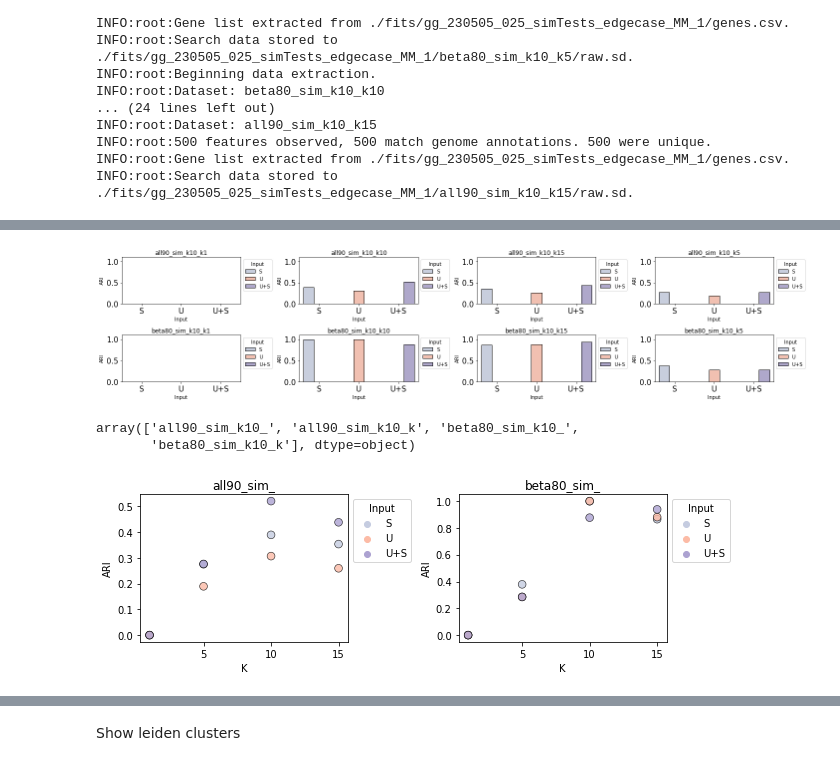
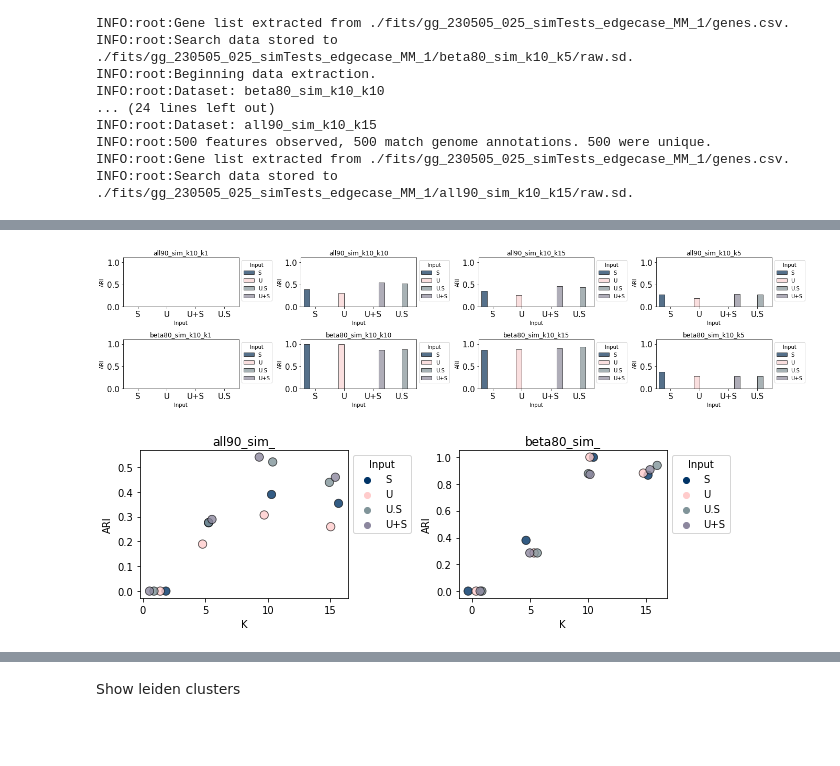
Before and after one commit to tarachari3/perturbCME, a Jupyter notebook: notebooks/20230505_mixModSimTests_edgecase_Monod.ipynb, the cells around one changed output, grey strips where cells are left out. Saved outputs shown, nothing was run; the diff lists cells and outputs as text; code cells hidden in the pictures; blank space fills up the shorter version.

```diff
--- a/notebooks/20230505_mixModSimTests_edgecase_Monod.ipynb
+++ b/notebooks/20230505_mixModSimTests_edgecase_Monod.ipynb
@@ -1054,7 +1054,7 @@ for i in range(len(ks)-3):
     trues = all_assigns
 
     aris += [adjusted_rand_score(labels, trues)]
-    in_type += ['U+S']
+    in_type += ['U.S']
     kmeans_k += [ks[i]]
     which_data += [dataset_names[which]]
 # %% [output]
@@ -1075,3 +1075,35 @@ INFO:root:Dataset: all90_sim_k10_k15
 INFO:root:500 features observed, 500 match genome annotations. 500 were unique.
 INFO:root:Gene list extracted from ./fits/gg_230505_025_simTests_edgecase_MM_1/genes.csv.
 INFO:root:Search data stored to ./fits/gg_230505_025_simTests_edgecase_MM_1/all90_sim_k10_k15/raw.sd.
+# %%
+for i in range(len(ks)-3):
+    which = i
+    search_data = monod.extract_data.extract_data(loom_filepaths[which], transcriptome_filepath, dataset_names[which],
+                dataset_strings[which], dir_string, viz=False, dataset_attr_names=attribute_names,cf=cf[which])
+
+    U = search_data.layers[0,:,:]
+    U_t = U.T
+    S = search_data.layers[1,:,:]
+    S_t = S.T
+
+    concat = U_t+S_t
+
+    tots = np.sum(concat,axis=1)
+    divids = (1e4/tots)[:,None]
+    concat = concat*divids
+    concat = np.log1p(concat)
+
+
+
+    kmeans = KMeans(n_clusters=ks[i], random_state=0).fit(concat)
+    labs = kmeans.labels_
+
+    labels = labs
+    all_groups_kmeans += [labs]
+
+    trues = all_assigns
+
+    aris += [adjusted_rand_score(labels, trues)]
+    in_type += ['U+S']
+    kmeans_k += [ks[i]]
+    which_data += [dataset_names[which]]
@@ -1078,42 +1128,37 @@ INFO:root:Search data stored to ./fits/gg_230505_025_simTests_edgecase_MM_1/all9
 # %%
 #Make plots of ARI scores for every K-Means run
 
 aris_df = pd.DataFrame()
 aris_df['ARI'] = aris
 aris_df['Input'] = in_type
 aris_df['K'] = kmeans_k
 aris_df['Dataset'] = which_data
 
-palette={'S':'#C5CCE0','U':'#FCBBA6', 'U+S':'#ACA2D1'}
+palette={'S':'#003366','U':'#FFCCCC', 'U+S':'#8c879e','U.S':'#809499'}
 
 num_cols = len(np.unique(aris_df['K']))
-fig, ax = plt.subplots(nrows=int(len(np.unique(which_data))/num_cols), ncols=num_cols, figsize=(20,4.5))
+fig, ax = plt.subplots(nrows=int(len(np.unique(which_data))/num_cols), ncols=num_cols, figsize=(19,4.5))
 
 for i in range(len(np.unique(which_data))):
     select = np.unique(which_data)[i]
     sub_ari = aris_df[aris_df.Dataset == select]
 
 
-    g = sns.barplot(data=sub_ari,x='Input',y='ARI',
+    g = sns.barplot(data=sub_ari,x='Input',y='ARI',order=['S','U','U+S','U.S'],
                         hue='Input',palette=palette,edgecolor='black',ax=ax[int(i/num_cols),i%num_cols],
-                   )
+                   alpha=0.7)
     sns.move_legend(g, "upper left", bbox_to_anchor=(1, 1))
 
     ax[int(i/num_cols),i%num_cols].set_title(select)
     ax[int(i/num_cols),i%num_cols].set_ylim((0,1.1))
 
     ax[int(i/num_cols),i%num_cols].tick_params(axis='both', which='major', labelsize=15)
     ax[int(i/num_cols),i%num_cols].tick_params(axis='both', which='minor', labelsize=15)
 
 plt.tight_layout()
 plt.savefig('ari_sim10.pdf')
 # %% [output]
-[figure, old version]
+[figure, new version]
-# %%
-np.unique(aris_df['Data_noK'])
-# %% [output]
-array(['all90_sim_k10_', 'all90_sim_k10_k', 'beta80_sim_k10_',
-       'beta80_sim_k10_k'], dtype=object)
 # %%
 #Make summary ARI plots for each simulation dataset
 aris_df['Data_noK'] = [i[0:i.index('k10')] for i in aris_df['Dataset']]
@@ -1124,15 +1169,16 @@ fig, ax = plt.subplots(ncols=int(len(np.unique(which_data))/num_cols), figsize=(
 for i in range(len(np.unique(aris_df['Data_noK']))):
     select = np.unique(aris_df['Data_noK'])[i]
     sub_ari = aris_df[aris_df.Data_noK == select]
-    g=sns.scatterplot(data=sub_ari,x='K',y='ARI',hue='Input',palette=palette,
-                    s=60,edgecolor='black',alpha=0.8,ax=ax[i])
+    g=sns.scatterplot(data=sub_ari,x=sub_ari.K+np.random.normal(0,0.5,len(sub_ari.K)),
+                      y='ARI',hue='Input',palette=palette,
+                    s=70,edgecolor='black',alpha=0.8,ax=ax[i])
     ax[i].set_title(select)
     sns.move_legend(g, "upper left", bbox_to_anchor=(1, 1))
 
 plt.tight_layout()
 plt.savefig('ari_sim10_summary.pdf')
 # %% [output]
-[figure, old version]
+[figure, new version]
 # %%
 #Compare overlap/concordance of all k-means assignments (S v U,S v U+S,U v U+S)
 
```
Also changed, not shown: parts of 8 cells of this notebook.
